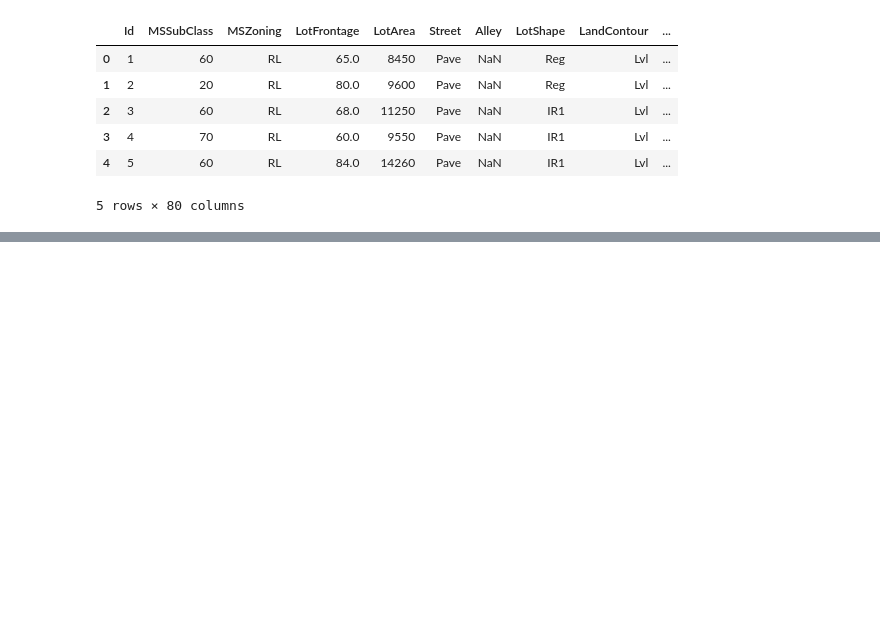
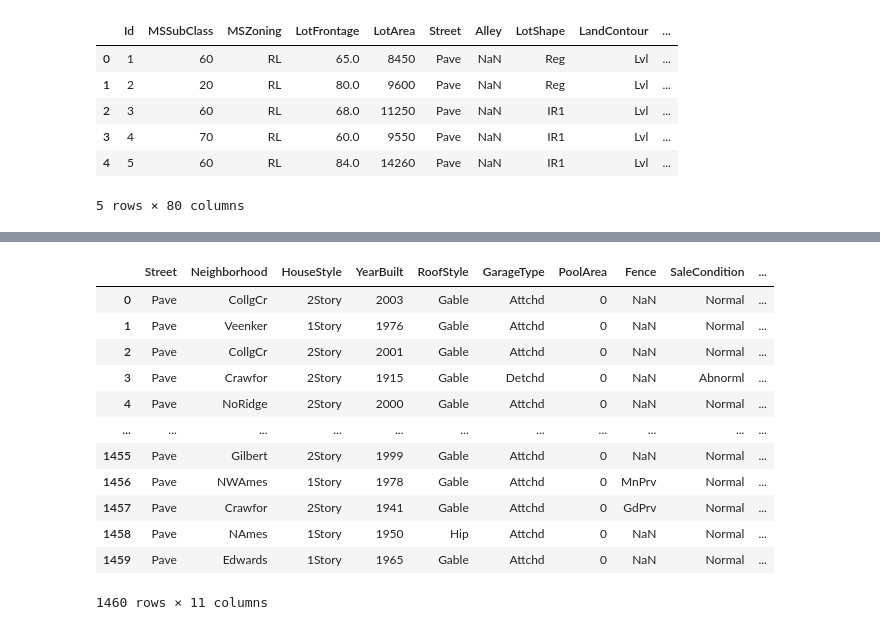
Before and after one commit to Aifedayo/data-science-maths, a Jupyter notebook: Projects/XGBoost-house-pred.ipynb, the cells around one changed output, grey strips where cells are left out. Drawn from its saved outputs; the diff is of its cells as text; code cells hidden in the pictures; blank space fills up the shorter version.

```diff
--- a/Projects/XGBoost-house-pred.ipynb
+++ b/Projects/XGBoost-house-pred.ipynb
@@ -36,0 +95,4 @@ house_price_dataset.head()
+# %%
+# Trim the dataset
+house_price_dataset_trim = house_price_dataset[[
+    'Street', 'Neighborhood', 'HouseStyle', 'YearBuilt', 'RoofStyle', 'GarageType', 'PoolArea', 'Fence', 'SaleCondition', 'price']]
@@ -36,0 +108,2 @@ house_price_dataset.head()
+# %%
+house_price_dataset_trim['Age'] = house_price_dataset_trim['YearBuilt'].apply(lambda x: 2024-x)
@@ -36,0 +116,16 @@ house_price_dataset.head()
+# %%
+house_price_dataset_trim
+# %% [output]
+|  | Street | Neighborhood | HouseStyle | YearBuilt | RoofStyle | GarageType | PoolArea | Fence | SaleCondition | ... |
+| 0 | Pave | CollgCr | 2Story | 2003 | Gable | Attchd | 0 | NaN | Normal | ... |
+| 1 | Pave | Veenker | 1Story | 1976 | Gable | Attchd | 0 | NaN | Normal | ... |
+| 2 | Pave | CollgCr | 2Story | 2001 | Gable | Attchd | 0 | NaN | Normal | ... |
+| 3 | Pave | Crawfor | 2Story | 1915 | Gable | Detchd | 0 | NaN | Abnorml | ... |
+| 4 | Pave | NoRidge | 2Story | 2000 | Gable | Attchd | 0 | NaN | Normal | ... |
+| ... | ... | ... | ... | ... | ... | ... | ... | ... | ... | ... |
+| 1455 | Pave | Gilbert | 2Story | 1999 | Gable | Attchd | 0 | NaN | Normal | ... |
+| 1456 | Pave | NWAmes | 1Story | 1978 | Gable | Attchd | 0 | MnPrv | Normal | ... |
+| 1457 | Pave | Crawfor | 2Story | 1941 | Gable | Attchd | 0 | GdPrv | Normal | ... |
+| 1458 | Pave | NAmes | 1Story | 1950 | Hip | Attchd | 0 | NaN | Normal | ... |
+| 1459 | Pave | Edwards | 1Story | 1965 | Gable | Attchd | 0 | NaN | Normal | ... |
+1460 rows × 11 columns
```
Also changed, not shown: parts of 31 cells of this notebook, 1 other file.
